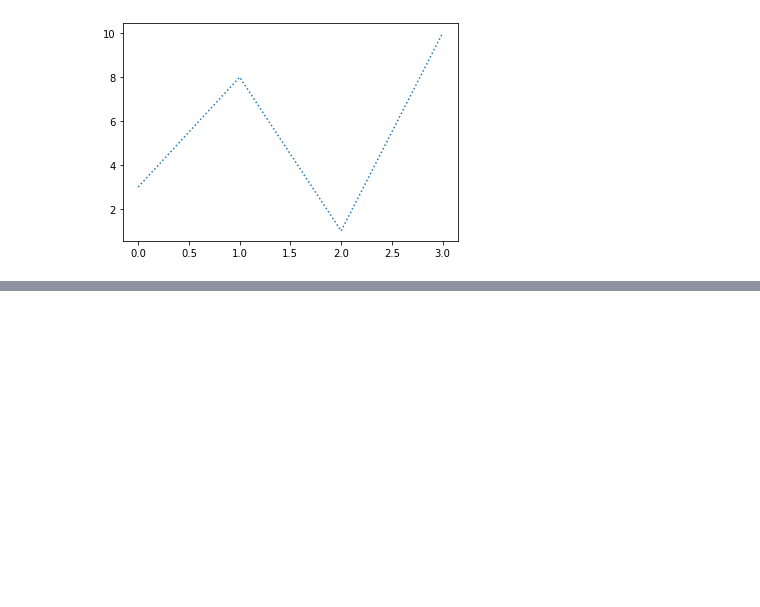
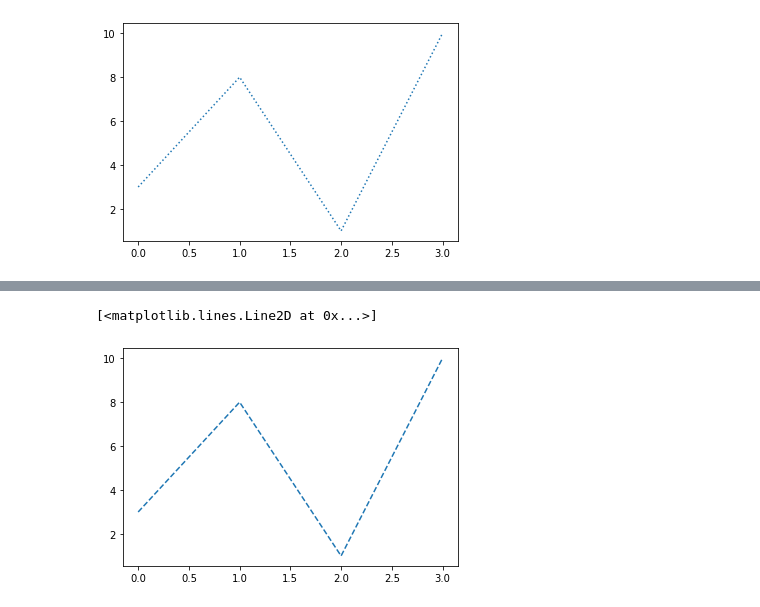
Before and after one commit to rajaramgautam/numpy-pandas-visualization-exercises, a Jupyter notebook: numpy-pandas-visualization-exercises/matplotlib_tutorial_w3_school.ipynb, the cells around one changed output, grey strips where cells are left out. Saved outputs shown, nothing was run; the diff lists cells and outputs as text; code cells hidden in the pictures; blank space fills up the shorter version.

Commit message:
Matplotlib Again

```diff
--- a/numpy-pandas-visualization-exercises/matplotlib_tutorial_w3_school.ipynb
+++ b/numpy-pandas-visualization-exercises/matplotlib_tutorial_w3_school.ipynb
@@ -214,0 +218,5 @@ plt.show()
+# %%
+plt.plot(ypoints, linestyle = 'dashed')
+# %% [output]
+[<matplotlib.lines.Line2D at 0x...>]
+[figure, added]
```
Also changed, not shown: parts of 3 cells of this notebook.
